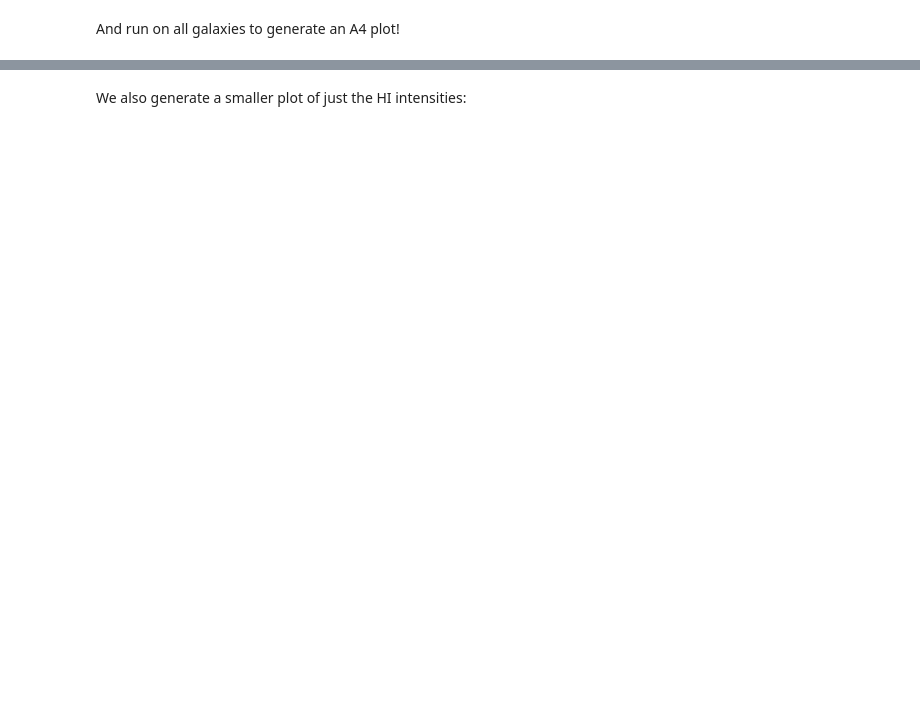
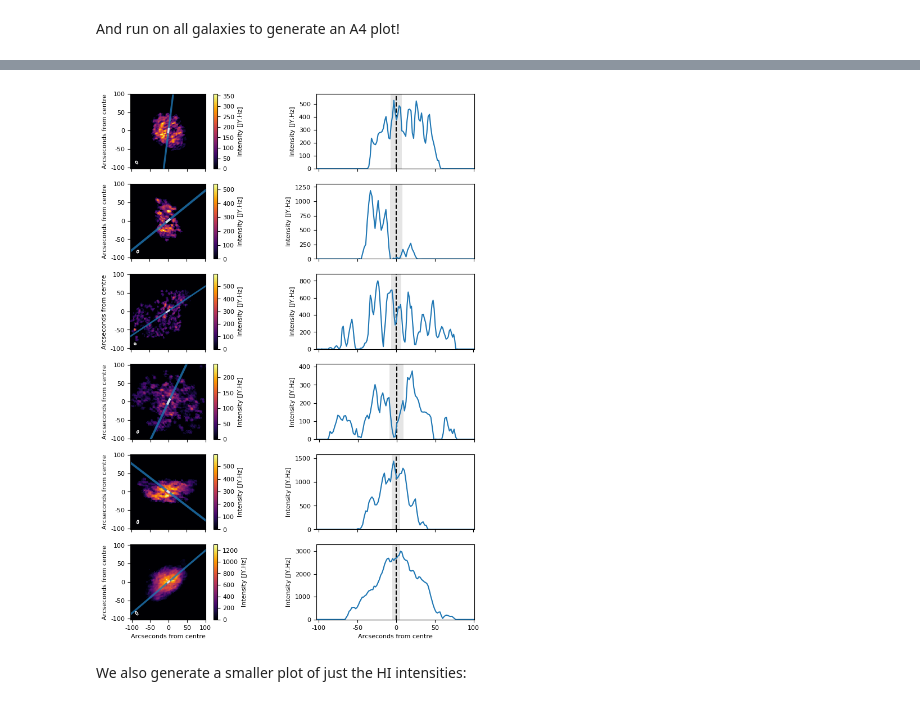
Before and after one commit to tingard/HI-plots-for-Lucy, a Jupyter notebook: main.ipynb, the cells around one changed output, grey strips where cells are left out. Saved outputs shown, nothing was run; the diff lists cells and outputs as text; code cells hidden in the pictures; blank space fills up the shorter version.

```diff
--- a/main.ipynb
+++ b/main.ipynb
@@ -85,8 +84,8 @@ def makeGalaxyObject(galaxy):
 
     # define a rotation matrix
     rotationMatrix = [
-        [np.cos(toRad(galaxy['rotation'])), -np.sin(toRad(galaxy['rotation']))],
-        [np.sin(toRad(galaxy['rotation'])), np.cos(toRad(galaxy['rotation']))]
+        [np.cos(np.deg2rad(galaxy['rotation'])), -np.sin(np.deg2rad(galaxy['rotation']))],
+        [np.sin(np.deg2rad(galaxy['rotation'])), np.cos(np.deg2rad(galaxy['rotation']))]
     ]
 
     # Find the center of the galaxy in the new array (pixel coordinates)
@@ -110,5 +109,8 @@ def makeGalaxyObject(galaxy):
         'center': center,
         'rotatedCenter': rotatedCenter,
         'middle': middle,
-        'bar length': galaxy['bar length'] / galaxy['pixel size']
+        'bar length': galaxy['bar length'] / galaxy['pixel size'],
+        'beam major': galaxy['beam major'] / galaxy['pixel size'],
+        'beam minor': galaxy['beam minor'] / galaxy['pixel size'],
+        'beam pa': galaxy['beam pa'],
     }
@@ -248,3 +285,21 @@ for rowIndex in range(len(df)):
+# %%
+fig = plt.figure(figsize=(8.27, 11.69), dpi=100)
+m = 60
+for rowIndex in range(len(df)):
+    galaxy = makeGalaxyObject(df.iloc[rowIndex])
+
+    # working on the first panel
+    plt.subplot(len(df), 2, rowIndex*2 + 1)
+    makeHIOverlay(galaxy, m)
+
+    # Now for the second panel
+    plt.subplot(len(df), 2, rowIndex*2 + 2)
+    makeCrossSection(galaxy, m)
+
+# Save the output
+# plt.savefig('mosaic.png', bbox_inches='tight')
+# %% [output]
+[figure, added]
 # %% [markdown]
 We also generate a smaller plot of just the HI intensities:
 # %%
```
Also changed, not shown: parts of 10 cells of this notebook, 1 other file.
